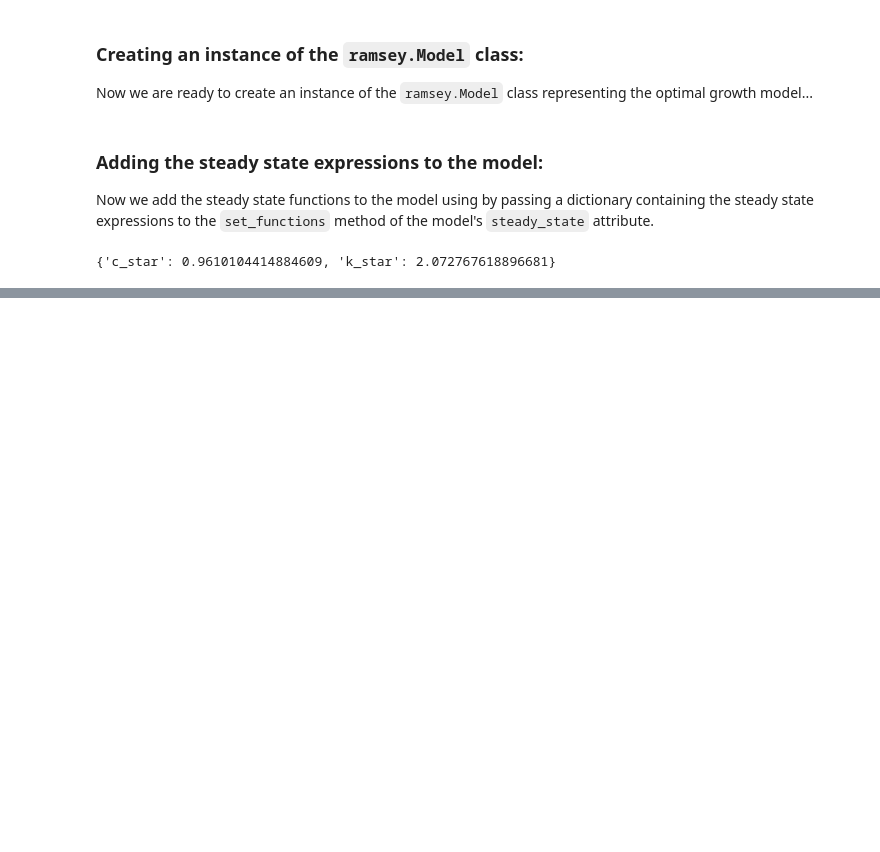
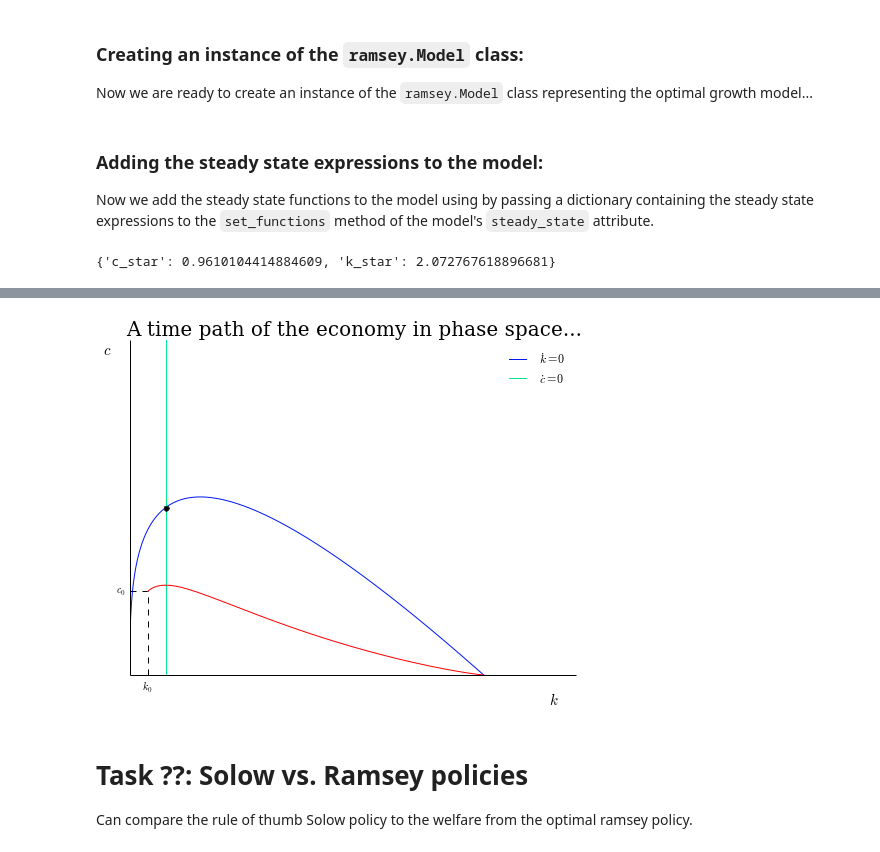
Before and after one commit to davidrpugh/numerical-methods, a Jupyter notebook: lab-2/lab-2.ipynb, the cells around one changed output, grey strips where cells are left out. Cells and saved outputs as stored; diff of their text form; code cells hidden in the pictures; blank space fills up the shorter version.

```diff
--- a/lab-2/lab-2.ipynb
+++ b/lab-2/lab-2.ipynb
@@ -604,0 +699,10 @@ In this task you will get a feel for plot the representative agent's utility fun
+# %%
+# initial conditions for c and k
+c0 = model.steady_state.values['c_star'] / 2
+k0 = model.steady_state.values['k_star'] / 2
+
+# combine into a vector (ordering is important!)
+init_vec = np.array([k0, c0])
+
+# simulate a time path of the economy
+model.integrate(t0=0, y0=init_vec, h=1.0, T=10, integrator='dopri5')
@@ -604,0 +721,22 @@ In this task you will get a feel for plot the representative agent's utility fun
+# %%
+plt.figure(figsize=(8,6))
+model.plot_phase_diagram(gridmax=75, N=1000, arrows=False)
+
+traj = model.integrate(t0=0, y0=init_vec, h=1.0, T=1000, integrator='dopri5')
+model.plot_trajectory(traj, color='r')
+
+# demarcate the initial condition
+plt.vlines(k0, 0, c0, linestyle='dashed', color='k')
+plt.xticks([k0], ['$k_0$'])
+plt.hlines(c0, 0, k0, linestyle='dashed', color='k')
+plt.yticks([c0], ['$c_0$'])
+
+# change the plot title
+plt.title('A time path of the economy in phase space...', fontsize=20, family='serif')
+plt.show()
+# %% [output]
+[figure, added]
+# %% [markdown]
+# Task ??: Solow vs. Ramsey policies
+
+Can compare the rule of thumb Solow policy to the welfare from the optimal ramsey policy.
```
Also changed, not shown: parts of 29 cells of this notebook.
